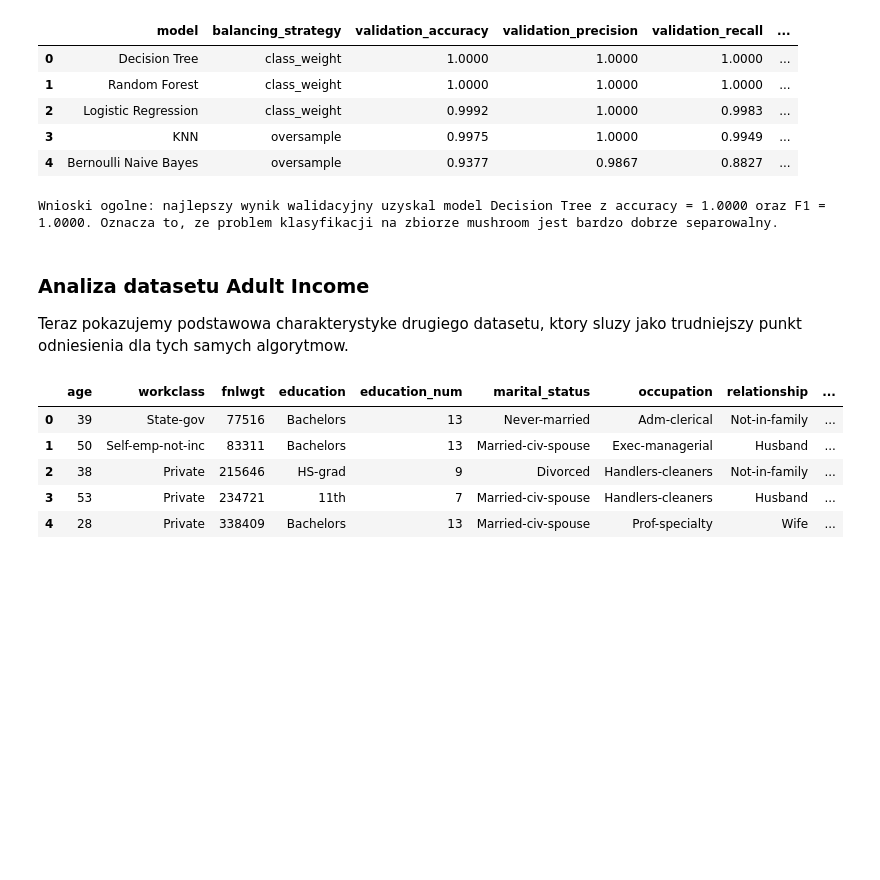
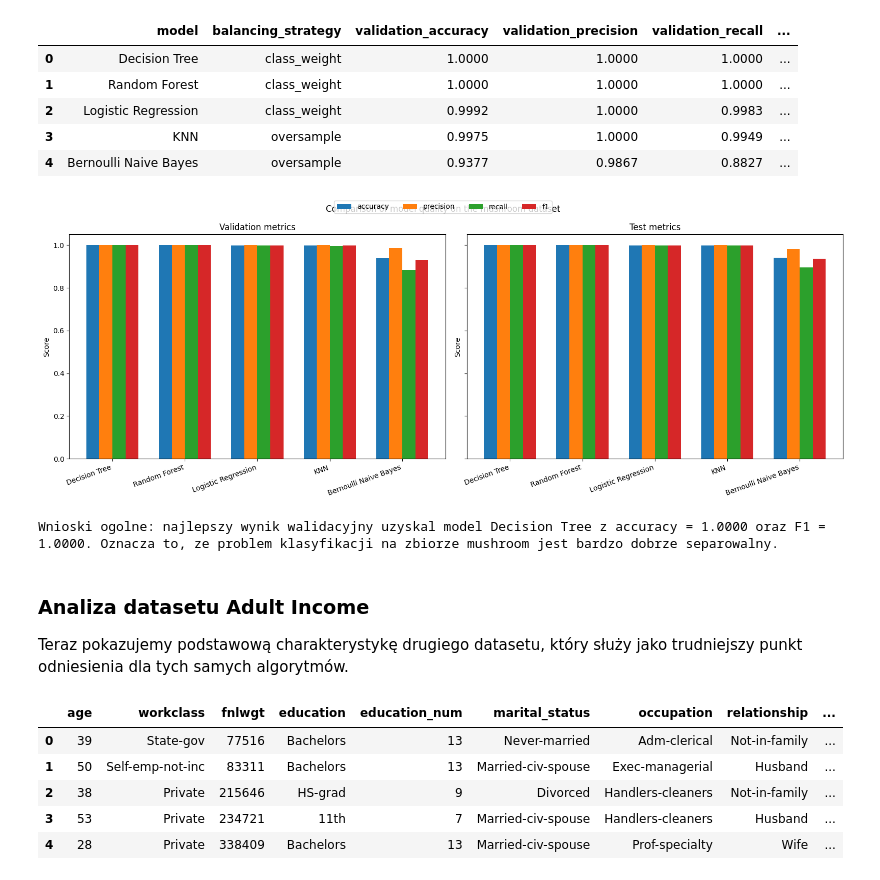
Before and after one commit to KacperKukula/kkksm-machine-learning, a Jupyter notebook: kkksm_mushrooms_datebase/00_data_preprocessing_and_balance.ipynb, the cells around one changed output. Drawn from its saved outputs; the diff is of its cells as text; code cells hidden in the pictures; blank space fills up the shorter version.

```diff
--- a/kkksm_mushrooms_datebase/00_data_preprocessing_and_balance.ipynb
+++ b/kkksm_mushrooms_datebase/00_data_preprocessing_and_balance.ipynb
@@ -293,6 +228,10 @@ results_df
 | 2 | Logistic Regression | class_weight | 0.9992 | 1.0000 | 0.9983 | ... |
 | 3 | KNN | oversample | 0.9975 | 1.0000 | 0.9949 | ... |
 | 4 | Bernoulli Naive Bayes | oversample | 0.9377 | 0.9867 | 0.8827 | ... |
+# %%
+plot_model_comparison(results_df, dataset_name="mushroom")
+# %% [output]
+[figure, added]
 # %%
 best_row = results_df.iloc[0]
 print(
@@ -304,10 +243,10 @@ print(
 # %% [output]
 Wnioski ogolne: najlepszy wynik walidacyjny uzyskal model Decision Tree z accuracy = 1.0000 oraz F1 = 1.0000. Oznacza to, ze problem klasyfikacji na zbiorze mushroom jest bardzo dobrze separowalny.
 # %% [markdown]
-### <a name='3'></a> Analiza datasetu Adult Income
+### <a name='4'></a> Analiza datasetu Adult Income
 
-Teraz pokazujemy podstawowa charakterystyke drugiego datasetu,
-ktory sluzy jako trudniejszy punkt odniesienia dla tych samych algorytmow.
+Teraz pokazujemy podstawową charakterystykę drugiego datasetu,
+który służy jako trudniejszy punkt odniesienia dla tych samych algorytmów.
 # %%
 adult_df = load_dataset("adult_income")
 adult_df.head()
```
Also changed, not shown: parts of 26 cells of this notebook, 15 other files.
